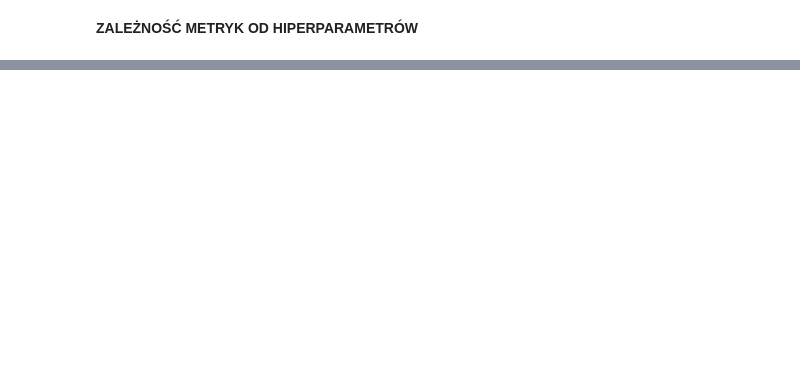
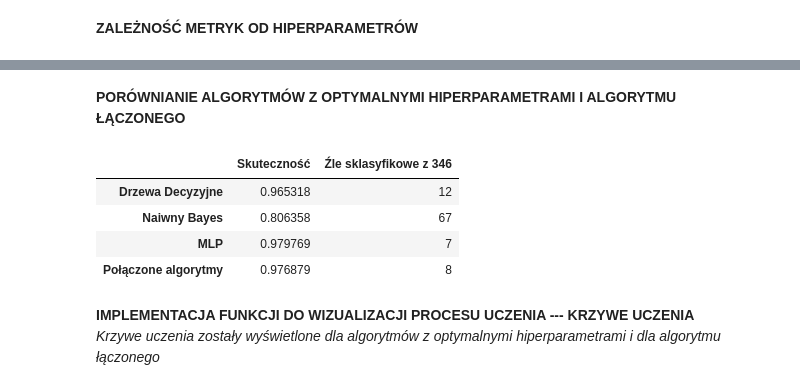
Before and after one commit to wiktor-kawa/Algorytmy-Uczenia-Maszynowego---Projekt, a Jupyter notebook: AUM_projekt.ipynb, the cells around one changed output, grey strips where cells are left out. Cells and saved outputs as stored; diff of their text form; code cells hidden in the pictures; blank space fills up the shorter version.

```diff
--- a/AUM_projekt.ipynb
+++ b/AUM_projekt.ipynb
@@ -604,0 +661,36 @@ metrics_visual(clf_mlp2, X_test, y_test, y_predicted_mlp2)
+# %% [markdown]
+**PORÓWNIANIE ALGORYTMÓW Z OPTYMALNYMI HIPERPARAMETRAMI I ALGORYTMU ŁĄCZONEGO**
+# %%
+acc_tree = accuracy_score(y_test, y_predicted_tree2)
+acc_nb = accuracy_score(y_test, y_predicted_nb2)
+acc_mlp = accuracy_score(y_test, y_predicted_mlp2)
+acc_stack = accuracy_score(y_test, y_predicted_stack)
+
+acc_test_dict = {'Drzewa Decyzyjne': acc_tree,
+                'Naiwny Bayes': acc_nb,
+                'MLP': acc_mlp,
+                'Połączone algorytmy': acc_stack}
+
+bad_class_tree = (y_test != y_predicted_tree2).sum()
+bad_class_nb = (y_test != y_predicted_nb2).sum()
+bad_class_mlp = (y_test != y_predicted_mlp2).sum()
+bad_class_stack = (y_test != y_predicted_stack).sum()
+
+badly_classified_dict = {'Drzewa Decyzyjne': bad_class_tree,
+                        'Naiwny Bayes': bad_class_nb,
+                        'MLP': bad_class_mlp,
+                        'Połączone algorytmy': bad_class_stack}
+
+acc_df = pd.DataFrame.from_dict(acc_test_dict, orient = 'index', columns = ['Skuteczność'])
+badly_class_df = pd.DataFrame.from_dict(badly_classified_dict, orient = 'index', columns = ["Źle sklasyfikowe z %d" %X_test.shape[0]])
+data = pd.concat([acc_df, badly_class_df], axis = 1)
+data
+# %% [output]
+|  | Skuteczność | Źle sklasyfikowe z 346 |
+| Drzewa Decyzyjne | 0.965318 | 12 |
+| Naiwny Bayes | 0.806358 | 67 |
+| MLP | 0.979769 | 7 |
+| Połączone algorytmy | 0.976879 | 8 |
+# %% [markdown]
+**IMPLEMENTACJA FUNKCJI DO WIZUALIZACJI PROCESU UCZENIA --- KRZYWE UCZENIA**<br>
+*Krzywe uczenia zostały wyświetlone dla algorytmów z optymalnymi hiperparametrami i dla algorytmu łączonego*
```
Also changed, not shown: parts of 11 cells of this notebook.
